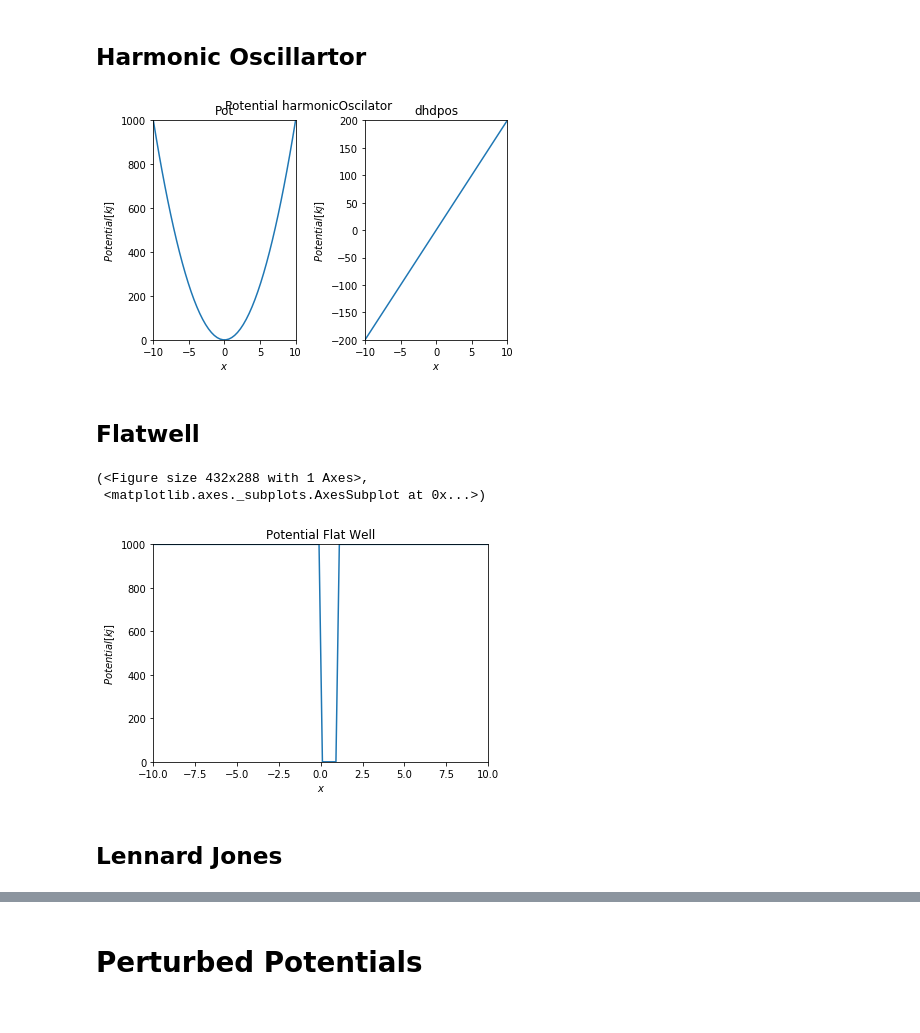
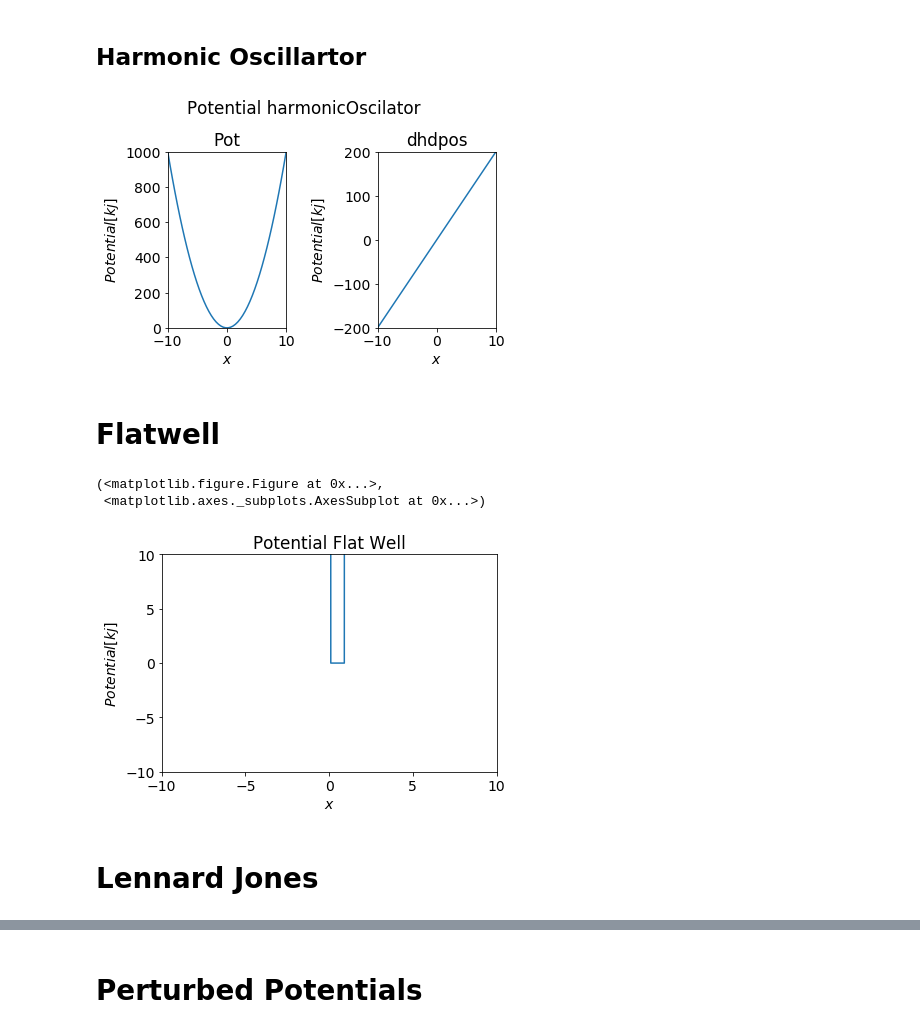
Before and after one commit to dfhahn/ConveyorBelt, a Jupyter notebook: examples/examplePotential1D.ipynb, the cells around one changed output, grey strips where cells are left out. Drawn from its saved outputs; the diff is of its cells as text; code cells hidden in the pictures.

```diff
--- a/examples/examplePotential1D.ipynb
+++ b/examples/examplePotential1D.ipynb
@@ -10,0 +1,18 @@ from visualisation.plotPotentials import plot_1DPotential, plot_1DPotential_Term
+# %%
+import os, sys
+path = os.chdir(os.getcwd()+"/..")
+path = "/home/bschroed/code"
+print(path)
+sys.path.append(path)    #give here the path to the folder containing the package,default does not work!!
+
+import numpy as np
+import matplotlib.pyplot as plt
+
+%matplotlib inline
+import ConveyorBelt as cB
+import ConveyorBelt.visualisation.plotPotentials as vis
+
+
+params ={"figure.facecolor": "w",
+         "font.size": 14}
+plt.rcParams.update(params)
@@ -14,29 +24,28 @@ from visualisation.plotPotentials import plot_1DPotential, plot_1DPotential_Term
 ## Harmonic Oscillartor
 # %%
 ##Build Potential
-pot = harmonicOsc1D(x_shift=0, fc=20)
+pot = cB.potential1D.harmonicOsc1D(x_shift=0, fc=20)
 
 ##Params
 positions = np.linspace(-10,10)
-energies = pot.ene(positions)
-dVdpos = pot.dhdpos(positions)
+fig, axes = vis.plot_1DPotential_Term(pot, positions=positions)
 
-##EXAMPLE PLOT
-fig, ax = plot_1DPotential_Term(positions=positions, potential=pot)
-fig.tight_layout()
+fig.subplots_adjust(left=None, bottom=None, right=None, top=0.8,
+                wspace=None, hspace=2)
+fig.show()
 # %% [output]
-[figure, old version]
+[figure, new version]
 # %% [markdown]
-## Flatwell
+# Flatwell
 # %%
-from src.potential1D import flat_well
-fw = flat_well()
+fw = cB.potential1D.flat_well()
 positions=np.linspace(-10,10,100)
-plot_1DPotential(potential=fw, positions=positions, x_range=[-10, 10])
+
+vis.plot_1DPotential(fw, positions=positions, y_range=[-10,10])
 # %% [output]
-(<Figure size 432x288 with 1 Axes>,
+(<matplotlib.figure.Figure at 0x...>,
  <matplotlib.axes._subplots.AxesSubplot at 0x...>)
-[figure, old version]
+[figure, new version]
 # %% [markdown]
-## Lennard Jones
+# Lennard Jones
 # %%
```
Also changed, not shown: parts of 20 cells of this notebook, 11 other files.
